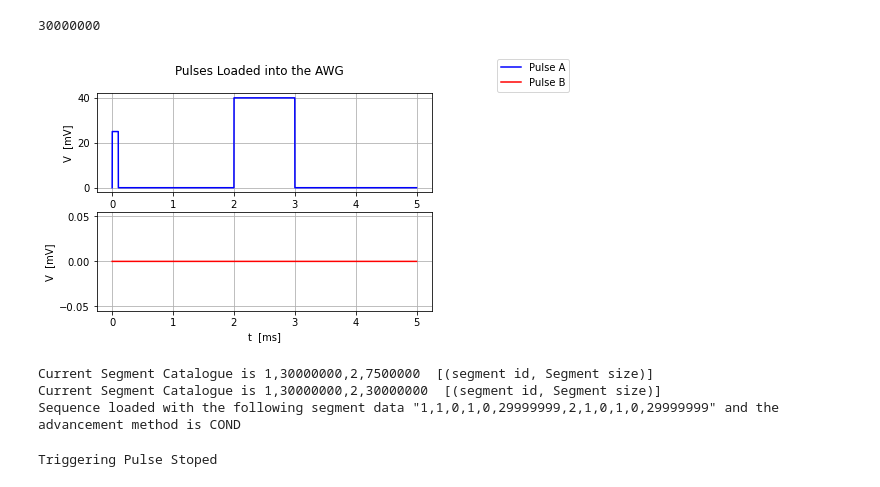
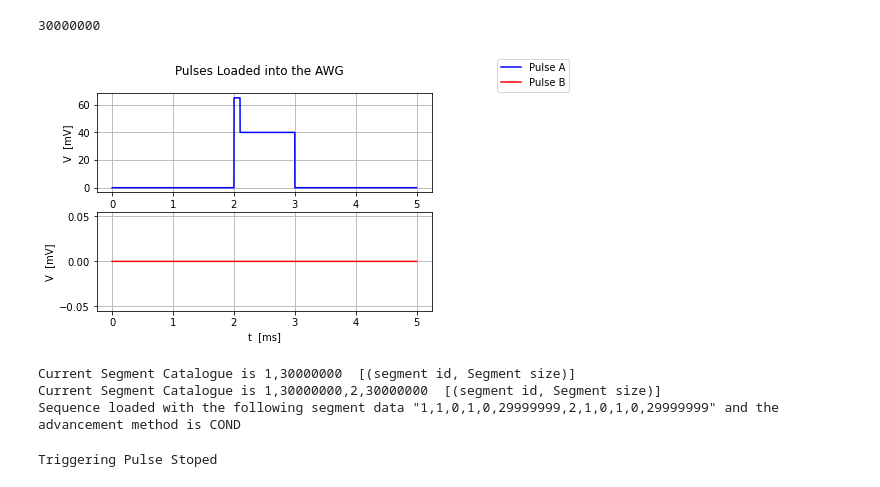
Before and after one commit to Holcan/STM, a Jupyter notebook: M8190/Measurements AutoCorrelation - 0,1.ipynb, the cells around one changed output. Drawn from its saved outputs; the diff is of its cells as text; code cells hidden in the pictures.

```diff
--- a/M8190/Measurements AutoCorrelation - 0,1.ipynb
+++ b/M8190/Measurements AutoCorrelation - 0,1.ipynb
@@ -96,6 +96,9 @@ PulseScheme_AutocorrelationB = {
 }
 # %% [markdown]
 Sr = 6Ghz for 5 ms
+# %%
+AutoCorSchemeA = [Pump, ProbeAutoA]
+AutoCorSchemeB = [ProbeAutoB, ProbeAutoB]
 # %%
 sam = int(6e9*5e-3)
 
@@ -107,41 +110,40 @@ sam
 # %% [output]
 30000000
 # %%
-pul1 = Sweep(PulseScheme_AutocorrelationA,10,0,5,30000000)
+pul2 = Sweep(AutoCorSchemeB,10,0,5,sam)
-# %%
-pul2 = Sweep(PulseScheme_AutocorrelationB,10,0,5,sam)
 # %%
-pul1 = Sweep(PulseScheme_AutocorrelationA,10,0,5,sam)
-pul2 = Sweep(PulseScheme_AutocorrelationB,10,0,5,sam)
+step = 15
+
+pul1 = Sweep(AutoCorSchemeA,30,step,5,sam)
 
 
 fig,ax= plt.subplots(2)
 
 
 ax[0].grid(True)
 ax[1].grid(True)
 fig.suptitle('Pulses Loaded into the AWG')
 
 
 ax[0].plot(pul1[1],pul1[0],label= 'Pulse A',color='blue')
 ax[1].plot(pul2[1],pul2[0],label= 'Pulse B',color='red')
 ax[0].set_ylabel('V  [mV]')
 ax[0].set_xlabel('t  [ms]')
 ax[1].set_ylabel('V  [mV]')
 ax[1].set_xlabel('t  [ms]')
 
 #ax.set_title('Pulses Loaded into the AWG')
 
 fig.legend(bbox_to_anchor=(1.05, 1), loc='upper left', borderaxespad=0.)
 plt.show()
 
 #fig.savefig('Pulse_scheme_15ms_7500000',optimize=True,bbox_inches='tight')
 # %% [output]
-[figure, old version]
+[figure, new version]
 # %%
-test_run = Triggered_Sequence_Setup(AutoCorSchemeA,AutoCorSchemeB,5,0,5,sam,M8190A,AWG_Settings6,1)#beggining
+test_run = Triggered_Sequence_Setup(AutoCorSchemeA,AutoCorSchemeB,5,0,5,sam,M8190A,AWG_Settings7,1)#beggining
 # %% [output]
-Current Segment Catalogue is 1,30000000,2,7500000  [(segment id, Segment size)]
+Current Segment Catalogue is 1,30000000  [(segment id, Segment size)]
 Current Segment Catalogue is 1,30000000,2,30000000  [(segment id, Segment size)]
 Sequence loaded with the following segment data "1,1,0,1,0,29999999,2,1,0,1,0,29999999" and the advancement method is COND
 # %%
```
Also changed, not shown: parts of 22 cells of this notebook, 12 other files.
